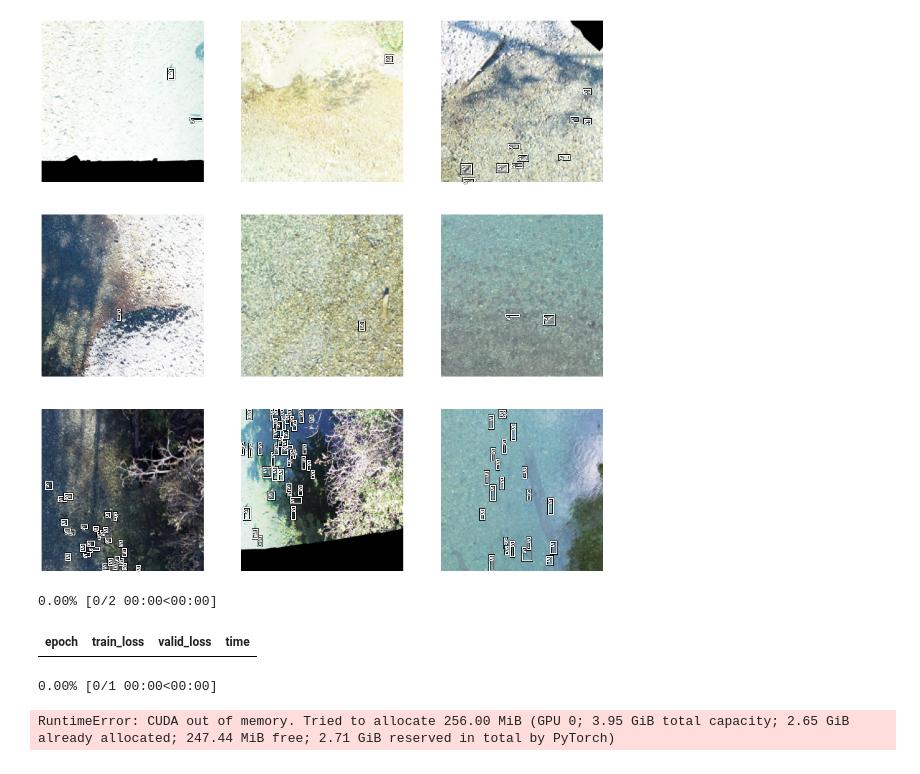
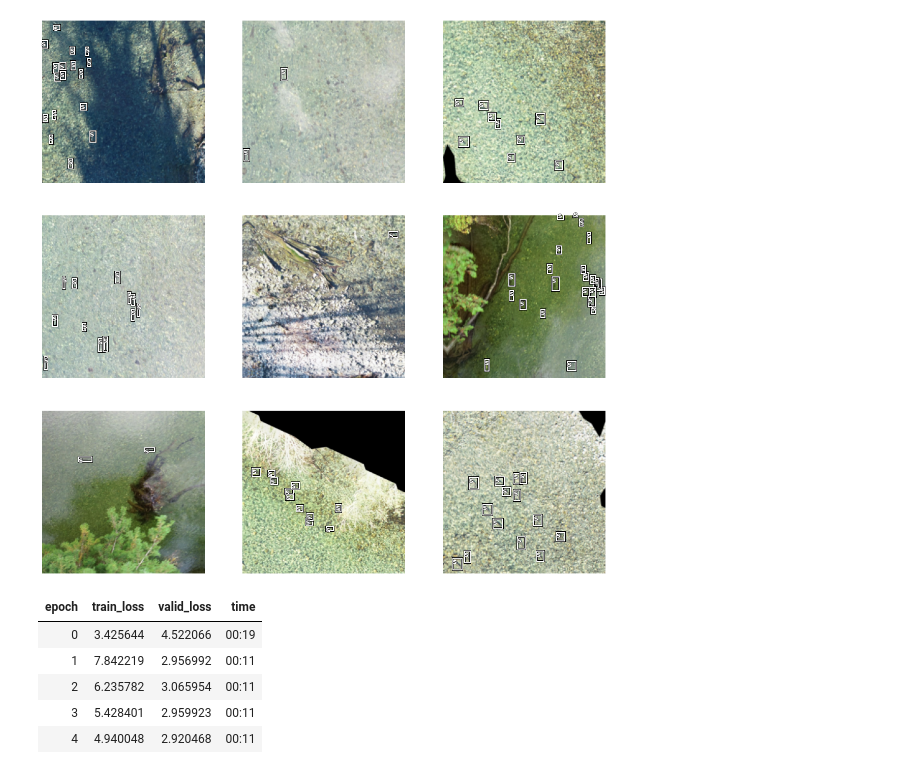
Before and after one commit to EelkeFolmer/salmon, a Jupyter notebook: Salmon_detector.ipynb, the cells around one changed output. Drawn from its saved outputs; the diff is of its cells as text; code cells hidden in the pictures.

```diff
--- a/Salmon_detector.ipynb
+++ b/Salmon_detector.ipynb
@@ -35,24 +36,25 @@ tbbox.show(ctx=ctx);
 # %%
 getters = [lambda o: path/'train'/o, lambda o: img2bbox[o][0], lambda o: img2bbox[o][1]]
+
 
 item_tfms = [Resize(256, method='pad'),]
 batch_tfms = [Rotate(), Flip(), Dihedral(), Normalize.from_stats(*imagenet_stats)]
 
 def get_train_imgs(noop):  return imgs
 
 salmon = DataBlock(blocks=(ImageBlock, BBoxBlock, BBoxLblBlock),
                  splitter=RandomSplitter(),
                  get_items=get_train_imgs,
                  getters=getters,
                  item_tfms=item_tfms,
                  batch_tfms=batch_tfms,
                  n_inp=1)
 
-dls = salmon.dataloaders(path/'train')
-dls.c = 5
+dls = salmon.dataloaders(path/'train', bs=9)
+dls.c = 20
 dls.show_batch(figsize=(20,20))
 # %% [output]
-[figure, old version]
+[figure, new version]
 # %%
 from wwf.vision.object_detection import *
 encoder = create_body(resnet34, pretrained=True)
@@ -76,7 +78,9 @@ learn.freeze()
 # %%
 learn.fit_one_cycle(5, slice(1e-5, 1e-4))
 # %% [output]
-0.00% [0/2 00:00<00:00]
 | epoch | train_loss | valid_loss | time |
+| 0 | 3.425644 | 4.522066 | 00:19 |
+| 1 | 7.842219 | 2.956992 | 00:11 |
+| 2 | 6.235782 | 3.065954 | 00:11 |
+| 3 | 5.428401 | 2.959923 | 00:11 |
+| 4 | 4.940048 | 2.920468 | 00:11 |
-0.00% [0/1 00:00<00:00]
-RuntimeError: CUDA out of memory. Tried to allocate 256.00 MiB (GPU 0; 3.95 GiB total capacity; 2.65 GiB already allocated; 247.44 MiB free; 2.71 GiB reserved in total by PyTorch)
```
Also changed, not shown: parts of 4 cells of this notebook.
